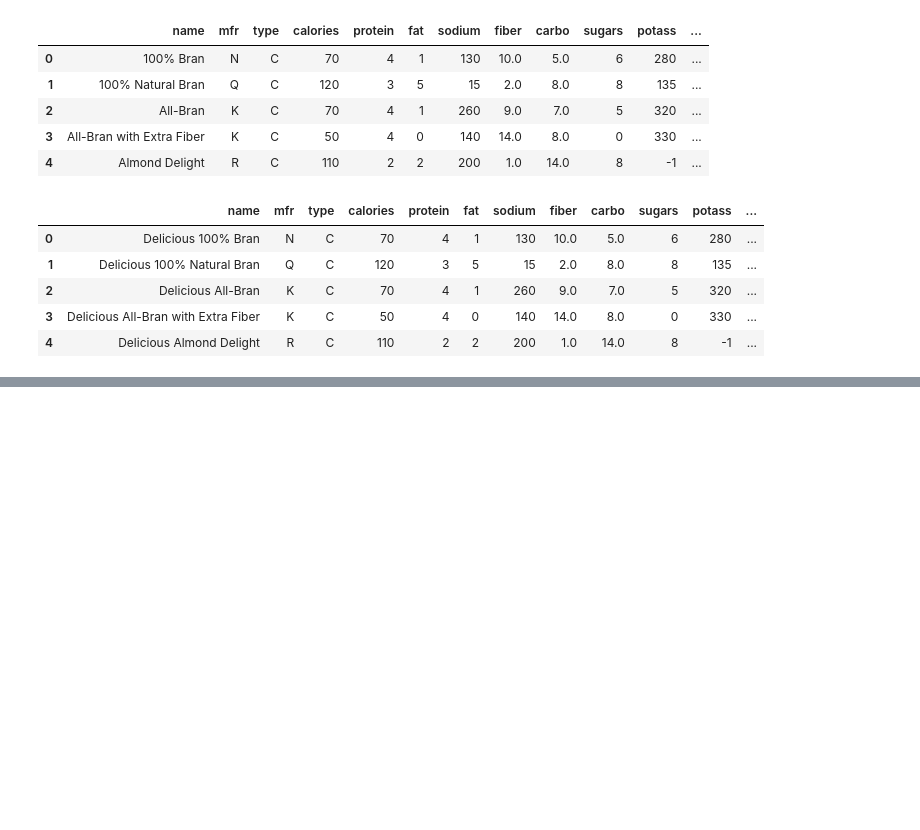
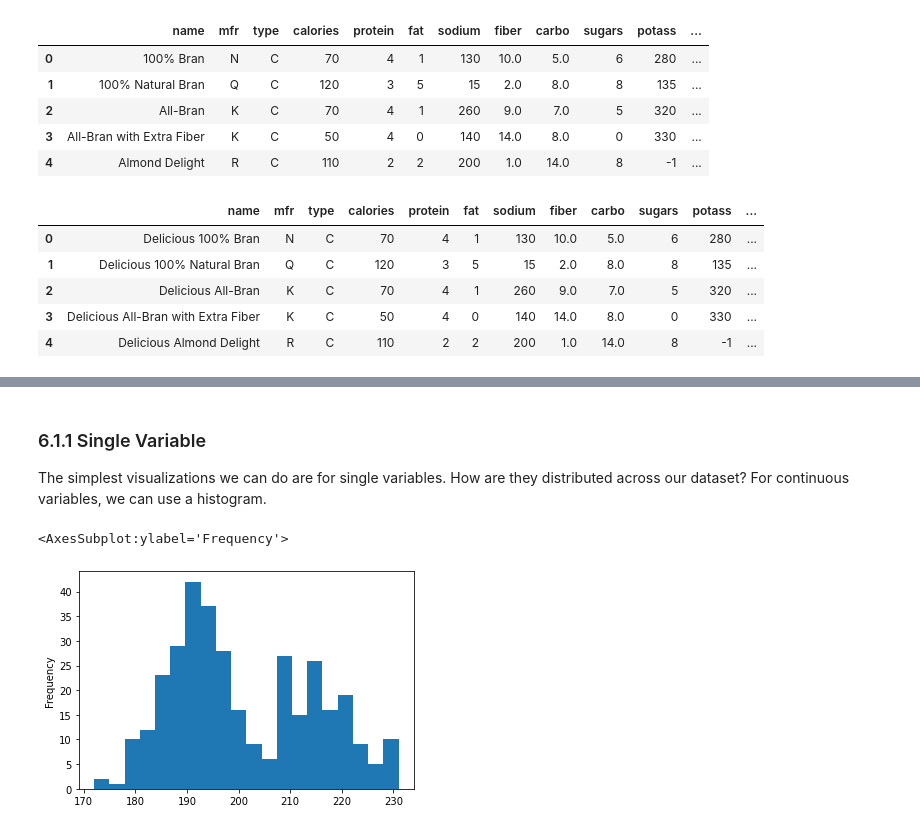
Before and after one commit to MichiganDataScienceTeam/MDST-Onboarding, a Jupyter notebook: tutorial1/tutorial1.ipynb, the cells around one changed output, grey strips where cells are left out. Saved outputs shown, nothing was run; the diff lists cells and outputs as text; code cells hidden in the pictures; blank space fills up the shorter version.

```diff
--- a/tutorial1/tutorial1.ipynb
+++ b/tutorial1/tutorial1.ipynb
@@ -980,0 +1007,2 @@ df.head()
+# %%
+penguins = pd.read_csv("../data/penguins_lter.csv")
@@ -980,0 +1035,10 @@ df.head()
+# %% [markdown]
+### 6.1.1 Single Variable
+
+The simplest visualizations we can do are for single variables. How are they distributed across our dataset? For continuous variables, we can use a histogram.
+# %%
+# what is the distribution of flipper lengths?
+penguins["Flipper Length (mm)"].plot.hist(bins=20)
+# %% [output]
+<AxesSubplot:ylabel='Frequency'>
+[figure, added]
```
Also changed, not shown: parts of 67 cells of this notebook, 13 other files.
